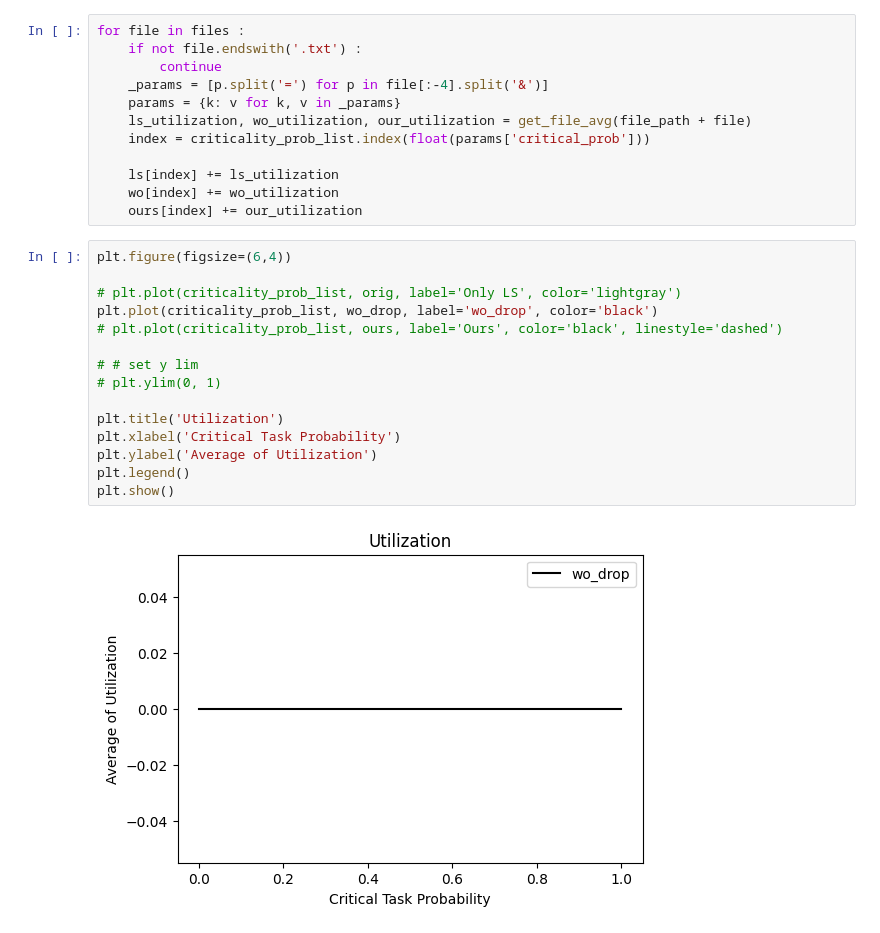
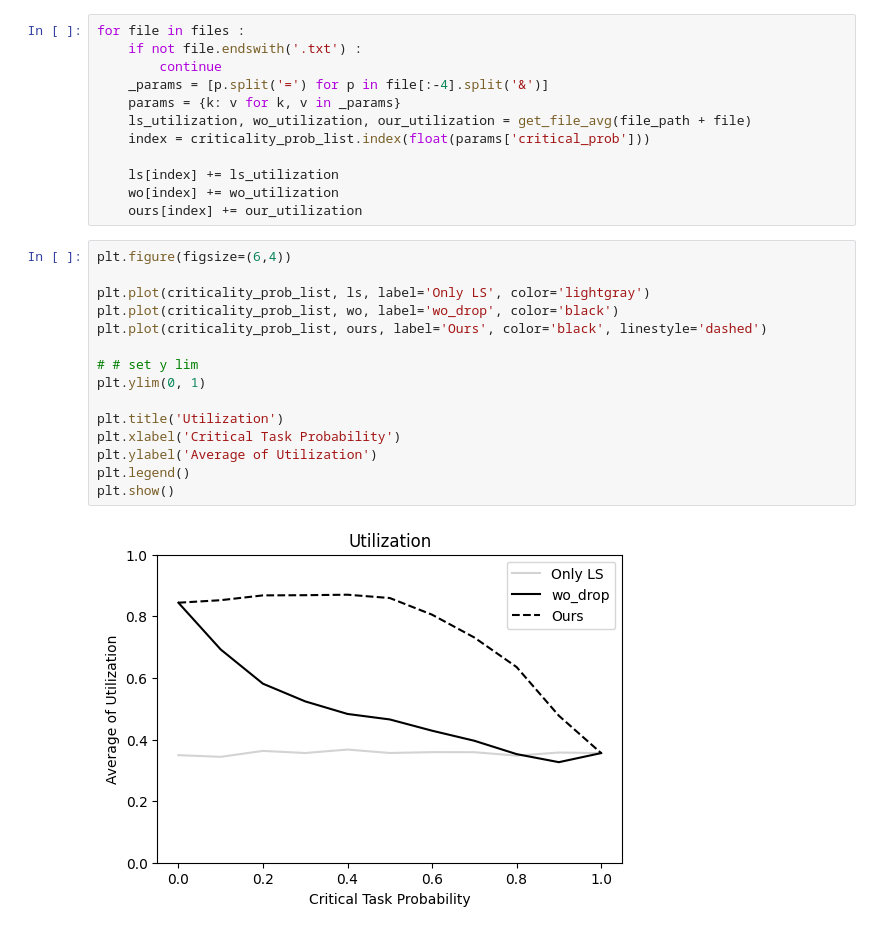
Before and after one commit to Akyeast/softerr_sim, a Jupyter notebook: vis/vis_utilization.ipynb, the cells around one changed output. Cells and saved outputs as stored; diff of their text form.

```diff
--- a/vis/vis_utilization.ipynb
+++ b/vis/vis_utilization.ipynb
@@ -30,17 +30,17 @@ for file in files :
 # %%
 plt.figure(figsize=(6,4))
 
-# plt.plot(criticality_prob_list, orig, label='Only LS', color='lightgray')
-plt.plot(criticality_prob_list, wo_drop, label='wo_drop', color='black')
-# plt.plot(criticality_prob_list, ours, label='Ours', color='black', linestyle='dashed')
+plt.plot(criticality_prob_list, ls, label='Only LS', color='lightgray')
+plt.plot(criticality_prob_list, wo, label='wo_drop', color='black')
+plt.plot(criticality_prob_list, ours, label='Ours', color='black', linestyle='dashed')
 
 # # set y lim
-# plt.ylim(0, 1)
+plt.ylim(0, 1)
 
 plt.title('Utilization')
 plt.xlabel('Critical Task Probability')
 plt.ylabel('Average of Utilization')
 plt.legend()
 plt.show()
 # %% [output]
-[figure, old version]
+[figure, new version]
```
